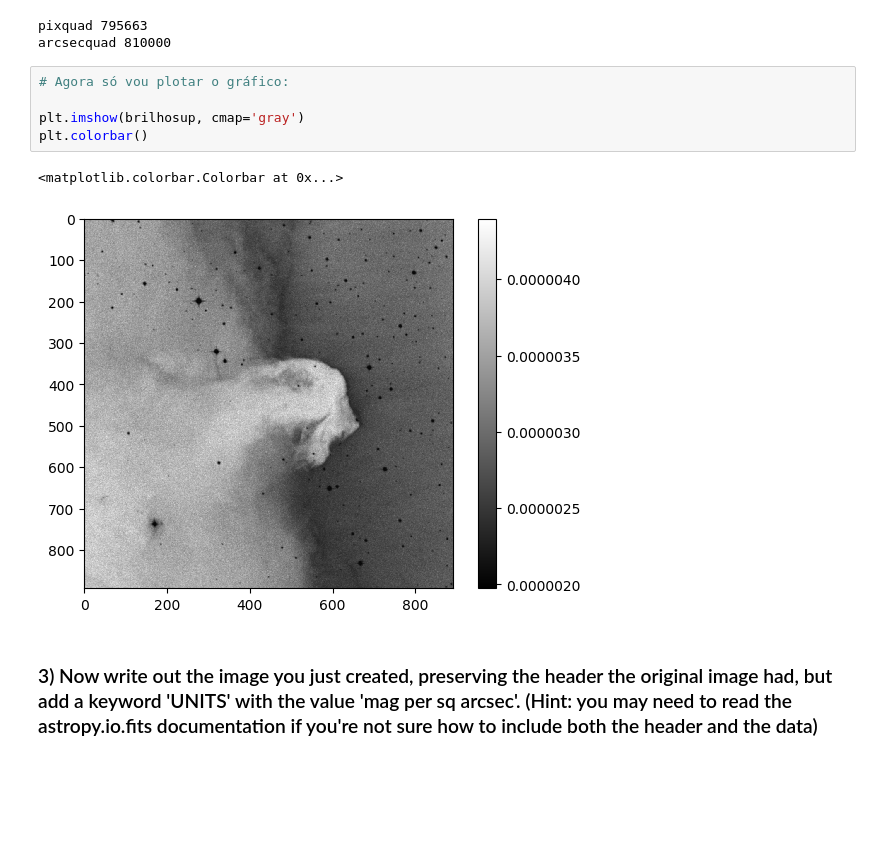
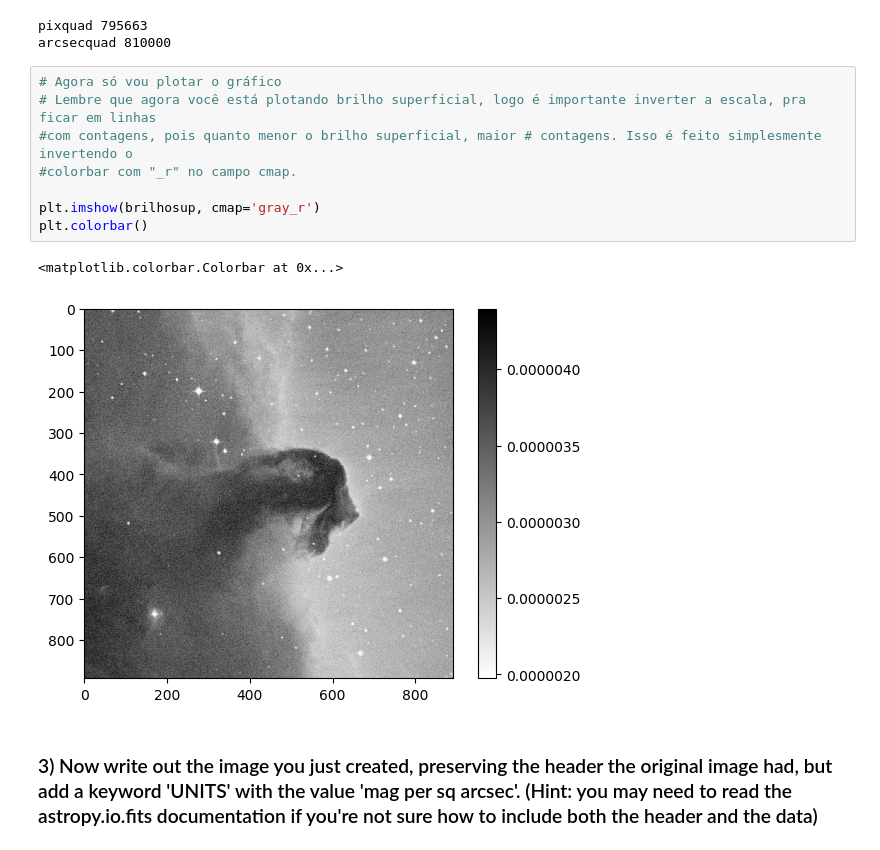
Before and after one commit to fabiocw16/rep1, a Jupyter notebook: Treino FITS/Treinamento FITS.ipynb, the cells around one changed output. Drawn from its saved outputs; the diff is of its cells as text; blank space fills up the shorter version.

```diff
--- a/Treino FITS/Treinamento FITS.ipynb
+++ b/Treino FITS/Treinamento FITS.ipynb
@@ -295,14 +295,17 @@ brilhosup=mag/arcsecquad
 # %% [output]
 pixquad 795663
 arcsecquad 810000
-# %%
-# Agora só vou plotar o gráfico:
-
-plt.imshow(brilhosup, cmap='gray')
-plt.colorbar()
-# %% [output]
-<matplotlib.colorbar.Colorbar at 0x...>
-[figure, removed]
+# %%
+# Agora só vou plotar o gráfico
+# Lembre que agora você está plotando brilho superficial, logo é importante inverter a escala, pra ficar em linhas
+#com contagens, pois quanto menor o brilho superficial, maior # contagens. Isso é feito simplesmente invertendo o
+#colorbar com "_r" no campo cmap.
+
+plt.imshow(brilhosup, cmap='gray_r')
+plt.colorbar()
+# %% [output]
+<matplotlib.colorbar.Colorbar at 0x...>
+[figure, added]
 # %% [markdown]
 ### 3) Now write out the image you just created, preserving the header the original image had, but add a keyword 'UNITS' with the value 'mag per sq arcsec'. (Hint: you may need to read the astropy.io.fits documentation if you're not sure how to include both the header and the data)
 # %%
```
Also changed, not shown: parts of 2 cells of this notebook.
